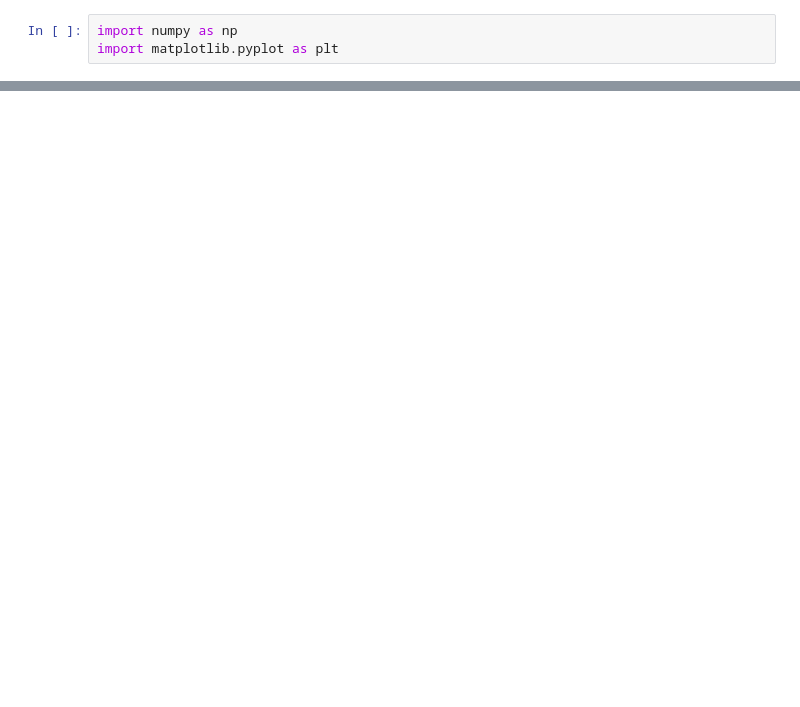
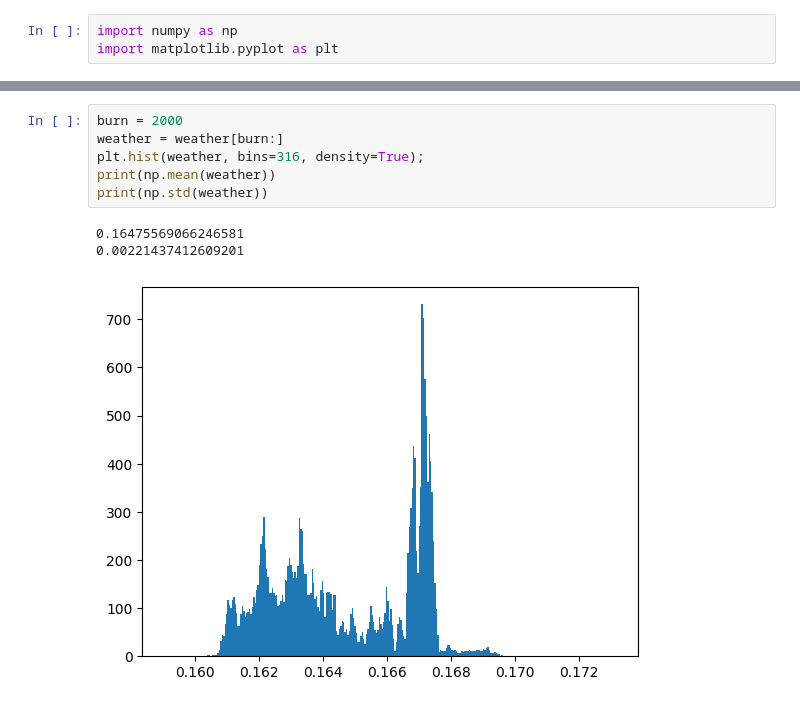
Before and after one commit to Diego-Albano/astrostatistics_bicocca_2024, a Jupyter notebook: working/W10/W10-01.ipynb, the cells around one changed output, grey strips where cells are left out. Cells and saved outputs as stored; diff of their text form; blank space fills up the shorter version.

```diff
--- a/working/W10/W10-01.ipynb
+++ b/working/W10/W10-01.ipynb
@@ -18,0 +30,10 @@ plt.plot(day)
+# %%
+burn = 2000
+weather = weather[burn:]
+plt.hist(weather, bins=316, density=True);
+print(np.mean(weather))
+print(np.std(weather))
+# %% [output]
+0.16475569066246581
+0.00221437412609201
+[figure, added]
```
Also changed, not shown: parts of 4 cells of this notebook, 2 other files.
